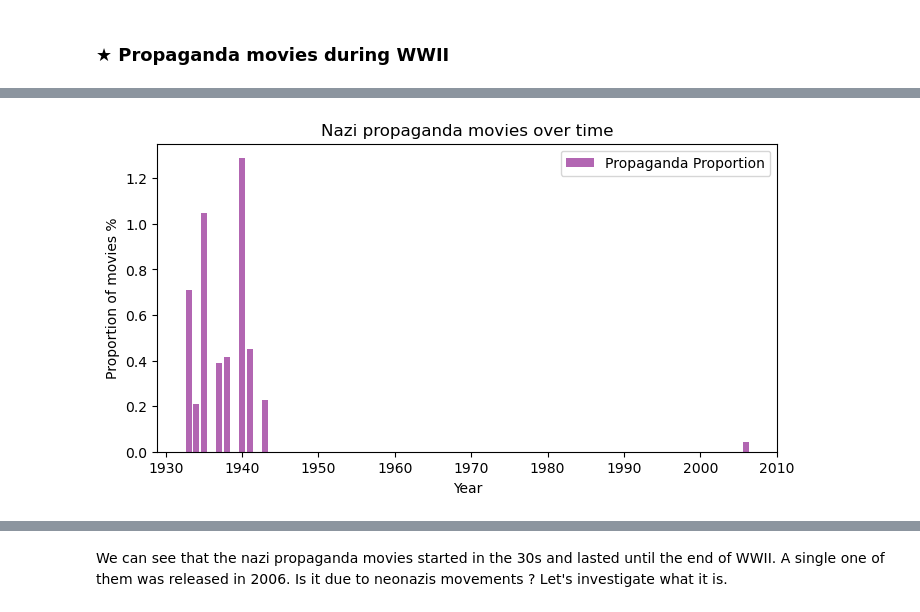
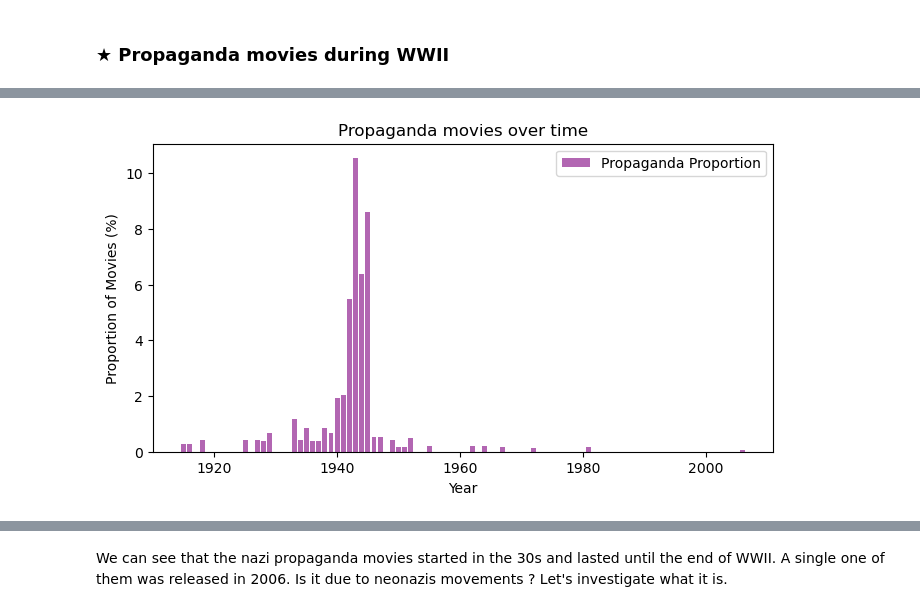
Before and after one commit to epfl-ada/ada-2024-project-nostringsadached, a Jupyter notebook: new_results2.ipynb, the cells around one changed output, grey strips where cells are left out. Saved outputs shown, nothing was run; the diff lists cells and outputs as text; code cells hidden in the pictures.

```diff
--- a/new_results2.ipynb
+++ b/new_results2.ipynb
@@ -491,14 +435,0 @@ plt.show()
-# %%
-nazi_propaganda = preprocessed_movies[preprocessed_movies['Countries'].str.contains(r'nazi', case=False, na=False)]
-nazi_propaganda_per_year = nazi_propaganda.groupby('Year').size()
-nazi_propaganda_proportion = (nazi_propaganda_per_year / total_movies_per_year)*100
-
-plt.figure(figsize=(8, 4))
-plt.bar(nazi_propaganda_proportion.index, nazi_propaganda_proportion.values, label='Propaganda Proportion', color='purple', alpha=0.6)
-plt.xlabel('Year')
-plt.ylabel('Proportion of movies %')
-plt.title('Nazi propaganda movies over time')
-plt.legend(loc='upper right')
-plt.show()
-# %% [output]
-[figure, removed]
@@ -504,0 +449,4 @@ plt.show()
+# %%
+plot_bar(propaganda_proportion.index, propaganda_proportion.values,'Proportion of Movies (%)', 'Propaganda movies over time', label='Propaganda Proportion',color ='Purple')
+# %% [output]
+[figure, added]
```
Also changed, not shown: parts of 20 cells of this notebook, 2 other files.
